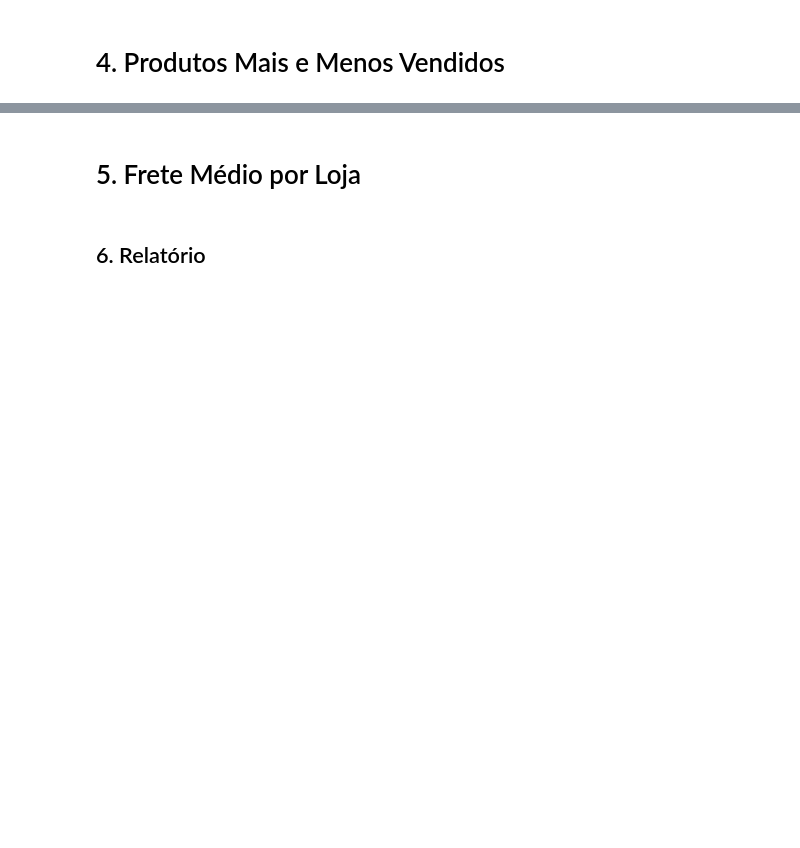
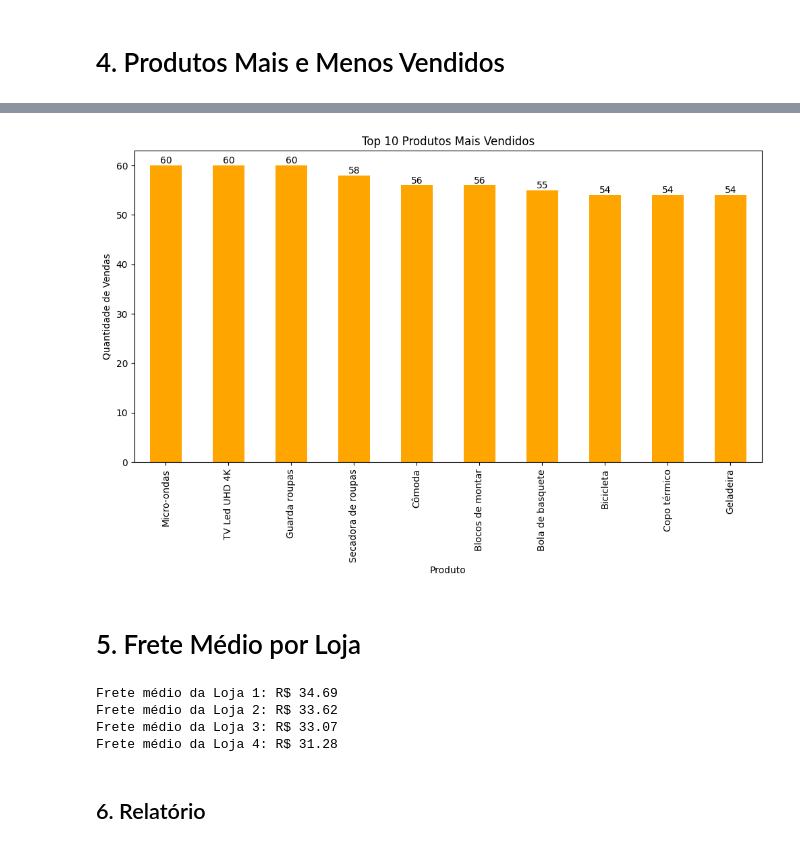
Before and after one commit to icaroandri/Desafio-do-amigo-secreto, a Jupyter notebook: AluraStoreBr.ipynb, the cells around one changed output, grey strips where cells are left out. Drawn from its saved outputs; the diff is of its cells as text; code cells hidden in the pictures; blank space fills up the shorter version.

```diff
--- a/AluraStoreBr.ipynb
+++ b/AluraStoreBr.ipynb
@@ -34,2 +212,32 @@ loja.head()
+# %%
+top_10 = produtos_mais_vendidos.head(10)
+
+plt.figure(figsize=(12,6))
+top_10.plot(kind='bar', color='orange')
+plt.title('Top 10 Produtos Mais Vendidos')
+plt.xlabel('Produto')
+plt.ylabel('Quantidade de Vendas')
+
+for i, v in enumerate(top_10):
+    plt.text(i, v, str(v), ha='center', va='bottom')
+
+plt.show()
+# %% [output]
+[figure, added]
 # %% [markdown]
 # 5. Frete Médio por Loja
+# %%
+fretes_medios = {
+    'Loja 1': loja['Frete'].mean(),
+    'Loja 2': loja2['Frete'].mean(),
+    'Loja 3': loja3['Frete'].mean(),
+    'Loja 4': loja4['Frete'].mean()
+}
+
+for nome, frete in fretes_medios.items():
+    print(f'Frete médio da {nome}: R$ {frete:.2f}')
+# %% [output]
+Frete médio da Loja 1: R$ 34.69
+Frete médio da Loja 2: R$ 33.62
+Frete médio da Loja 3: R$ 33.07
+Frete médio da Loja 4: R$ 31.28
```
Also changed, not shown: parts of 6 cells of this notebook.
